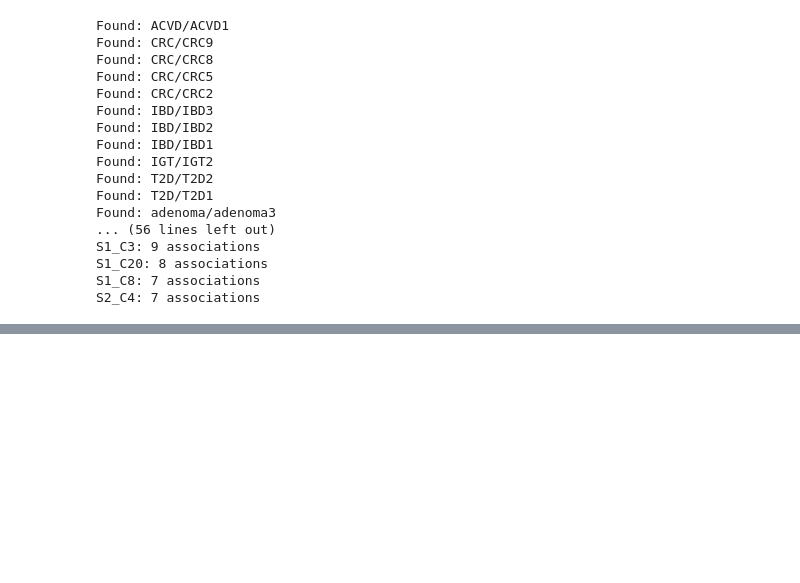
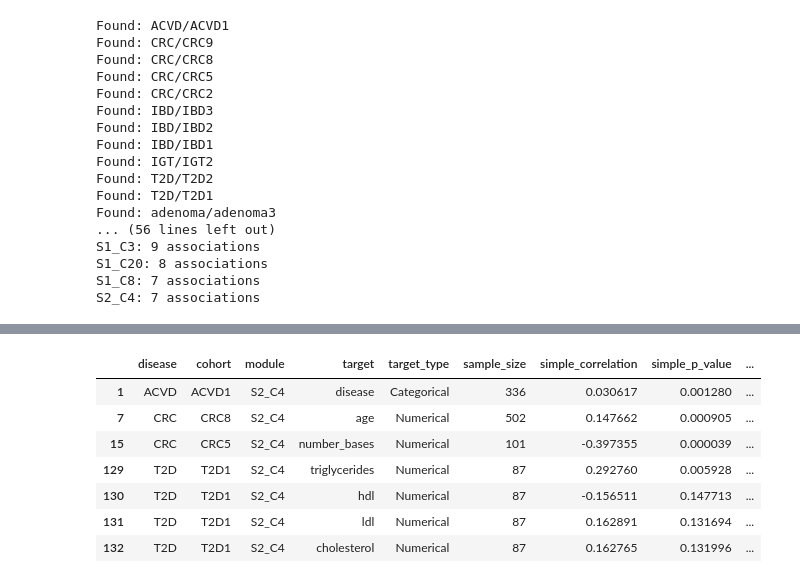
Before and after one commit to deepomicslab/FR_Hierarchy_Gut, a Jupyter notebook: 10.script_cohorts_eigenspecies/confounders.ipynb, the cells around one changed output, grey strips where cells are left out. Drawn from its saved outputs; the diff is of its cells as text; code cells hidden in the pictures; blank space fills up the shorter version.

```diff
--- a/10.script_cohorts_eigenspecies/confounders.ipynb
+++ b/10.script_cohorts_eigenspecies/confounders.ipynb
@@ -1709,0 +1132,11 @@ summary
+# %%
+merged_df[merged_df["module"] == "S2_C4"].sort_values(by="module")
+# %% [output]
+|  | disease | cohort | module | target | target_type | sample_size | simple_correlation | simple_p_value | ... |
+| 1 | ACVD | ACVD1 | S2_C4 | disease | Categorical | 336 | 0.030617 | 0.001280 | ... |
+| 7 | CRC | CRC8 | S2_C4 | age | Numerical | 502 | 0.147662 | 0.000905 | ... |
+| 15 | CRC | CRC5 | S2_C4 | number_bases | Numerical | 101 | -0.397355 | 0.000039 | ... |
+| 129 | T2D | T2D1 | S2_C4 | triglycerides | Numerical | 87 | 0.292760 | 0.005928 | ... |
+| 130 | T2D | T2D1 | S2_C4 | hdl | Numerical | 87 | -0.156511 | 0.147713 | ... |
+| 131 | T2D | T2D1 | S2_C4 | ldl | Numerical | 87 | 0.162891 | 0.131694 | ... |
+| 132 | T2D | T2D1 | S2_C4 | cholesterol | Numerical | 87 | 0.162765 | 0.131996 | ... |
```
Also changed, not shown: parts of 17 cells of this notebook, 1 other file.
